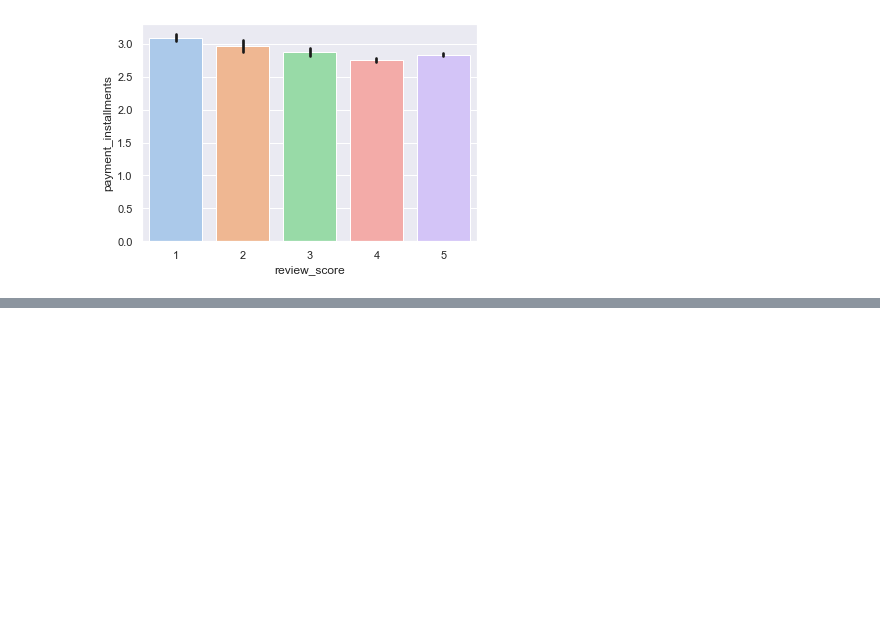
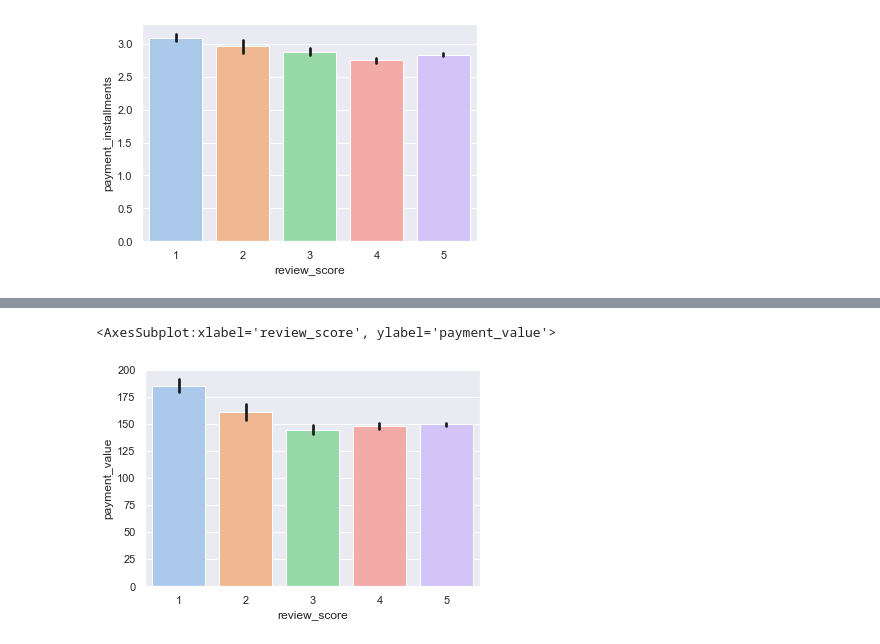
Before and after one commit to S-Samiksha/DSAI-Project, a Jupyter notebook: Part 4_Payment Mode .ipynb, the cells around one changed output, grey strips where cells are left out. Saved outputs shown, nothing was run; the diff lists cells and outputs as text; code cells hidden in the pictures; blank space fills up the shorter version.

```diff
--- a/Part 4_Payment Mode .ipynb
+++ b/Part 4_Payment Mode .ipynb
@@ -66,0 +82,5 @@ sb.barplot(x='review_score', y='payment_installments', data=olist_merge, palette
+# %%
+sb.barplot(x='review_score', y='payment_value', data=olist_merge, palette ="pastel" , errcolor='k')
+# %% [output]
+<AxesSubplot:xlabel='review_score', ylabel='payment_value'>
+[figure, added]
```
Also changed, not shown: parts of 5 cells of this notebook, 1 other file.
